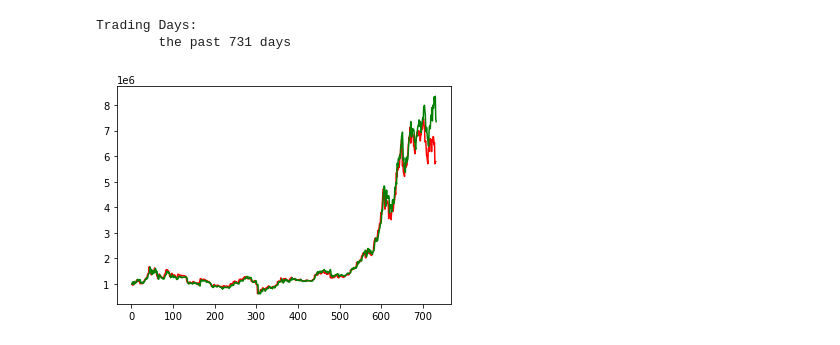
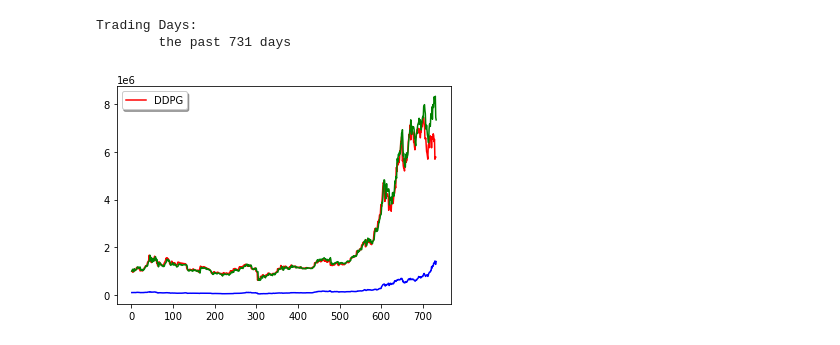
Before and after one commit to jasonke1225/AI-introduction, a Jupyter notebook: Bao/_compare.ipynb, the cells around one changed output. Drawn from its saved outputs; the diff is of its cells as text; code cells hidden in the pictures.

```diff
--- a/Bao/_compare.ipynb
+++ b/Bao/_compare.ipynb
@@ -6,19 +6,23 @@ import pandas as pd
 import numpy as np
 # %%
 
+df = pd.read_csv('../JasonKe/results/account_value_test.csv', names=['index','account_value'])
+account_DDPG = df[df.index >= 1].account_value
 
-df = pd.read_csv('../JasonKe/results/account_value_test.csv', names=['index','account_value'])
-account_A2C = df[df.index >= 1].account_value
+df = pd.read_csv('../Yoyo/results/account_value_train.csv', names=['index','account_value'])
+account_PPO = df[df.index >= 1].account_value
 
 df = pd.read_csv('results/account_value_min_var.csv', names=['index','account_value'])
 account_MIN_VAR = df[df.index >= 1].account_value
 
 print(f"Trading Days:\n\tthe past {len(account_A2C)} days\n")
-
-plt.plot( account_A2C, 'r')
-plt.plot( account_MIN_VAR, 'g')
+fig , ax = plt.subplots()
+plt.plot( account_DDPG, 'r', label="DDPG")
+plt.plot( account_PPO, 'b', label="PPO")
+plt.plot( account_MIN_VAR, 'g', label="Min-varaince")
+leg = ax.legend(loc='upper left', shadow=True)
 plt.show()
 # %% [output]
 Trading Days:
         the past 731 days
-[figure, old version]
+[figure, new version]
```
Also changed, not shown: 1 other file.
